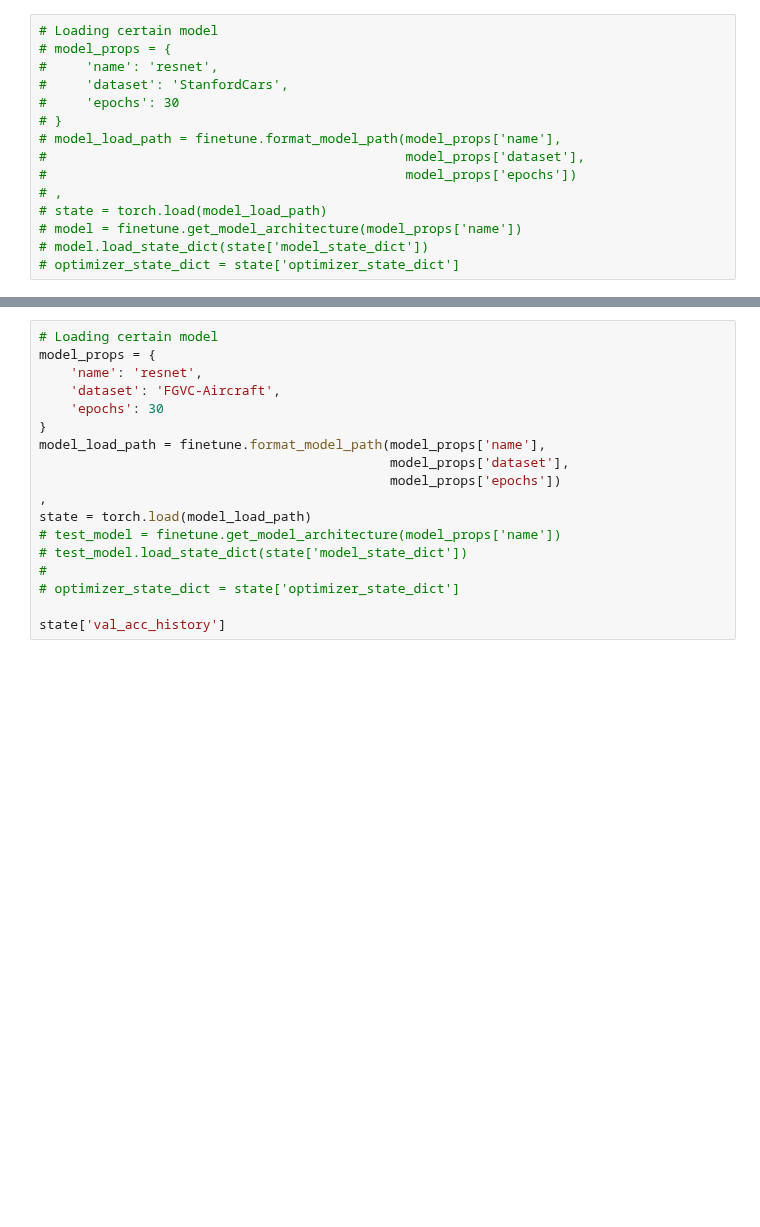
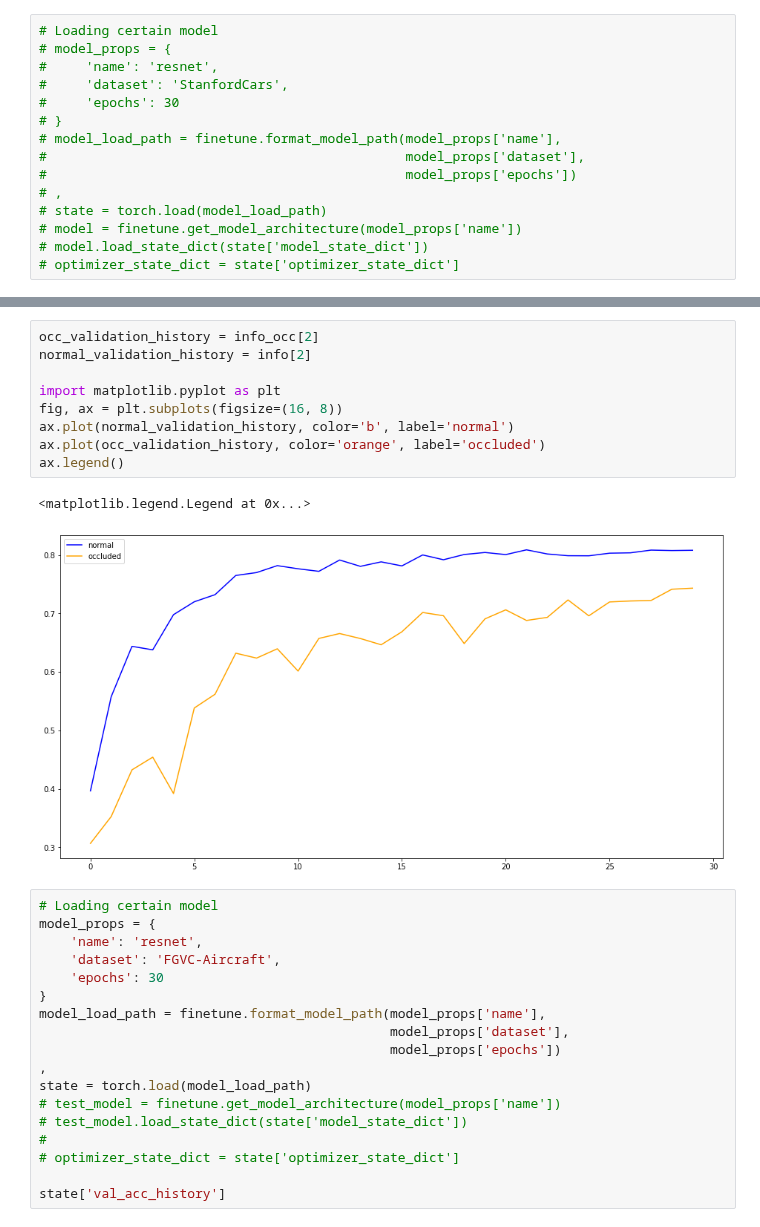
Before and after one commit to TheDylanM/REDI-utwente, a Jupyter notebook: src/awesome_GNN/retrain_final_classifier.ipynb, the cells around one changed output, grey strips where cells are left out. Saved outputs shown, nothing was run; the diff lists cells and outputs as text; blank space fills up the shorter version.

```diff
--- a/src/awesome_GNN/retrain_final_classifier.ipynb
+++ b/src/awesome_GNN/retrain_final_classifier.ipynb
@@ -58,4 +57,16 @@ finetune.get_information_from_checkpoint(checkpoint, plot=True)
 [figure]
+# %%
+occ_validation_history = info_occ[2]
+normal_validation_history = info[2]
+
+import matplotlib.pyplot as plt
+fig, ax = plt.subplots(figsize=(16, 8))
+ax.plot(normal_validation_history, color='b', label='normal')
+ax.plot(occ_validation_history, color='orange', label='occluded')
+ax.legend()
+# %% [output]
+<matplotlib.legend.Legend at 0x...>
+[figure, added]
 # %%
 # Loading certain model
 model_props = {
```
Also changed, not shown: parts of 4 cells of this notebook, 2 other files.
